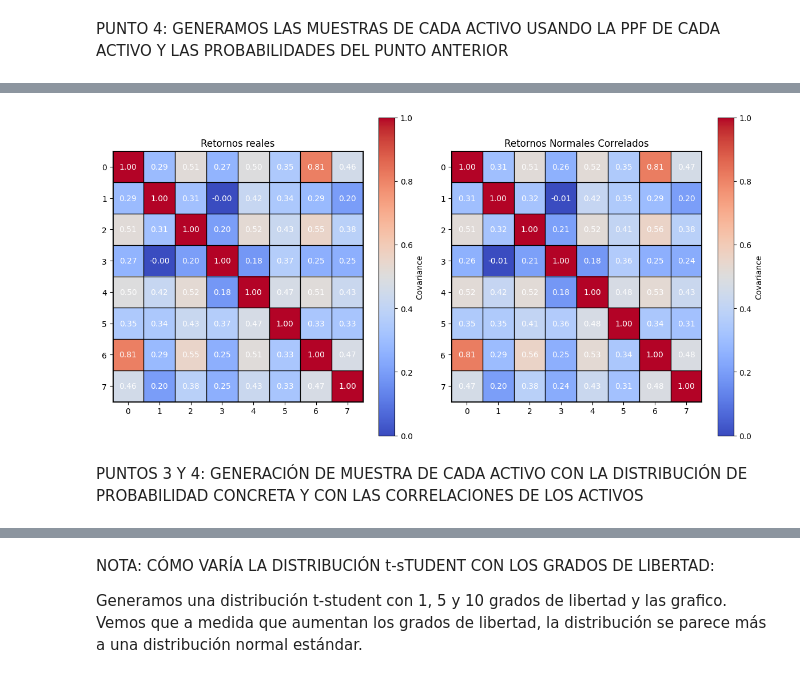
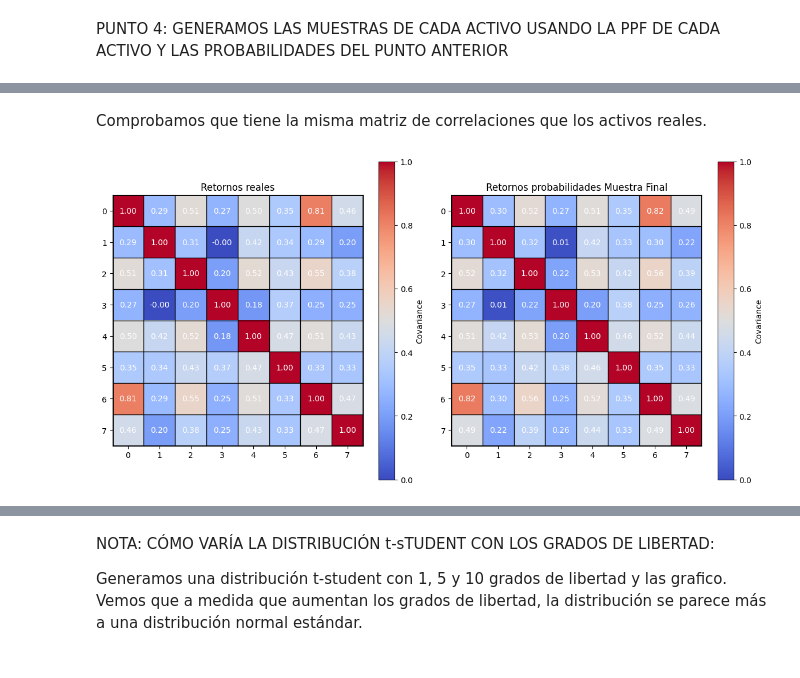
Before and after one commit to alfonso-santos/Portfolio-Optimization, a Jupyter notebook: source/Portfolio Optimization.ipynb, the cells around one changed output, grey strips where cells are left out. Saved outputs shown, nothing was run; the diff lists cells and outputs as text; code cells hidden in the pictures.

```diff
--- a/source/Portfolio Optimization.ipynb
+++ b/source/Portfolio Optimization.ipynb
@@ -456,0 +610,4 @@ for i in range(num_act):
+# %%
+prob_samples = pd.DataFrame()
+for i in range(num_act):
+    prob_samples[i] = stats.norm.cdf(samp_norm[:, i], loc=mu[i], scale=std[i])
@@ -467,5 +639,0 @@ np.std(ret['CMCSA'])
-# %%
-# Get the probability associated to each column
-cdf_sample = np.zeros_like(corr_sample)
-for i in range(n):
-    cdf_sample[:, i] = st.norm.cdf(corr_sample[:, i], loc=mu[i], scale=std[i])
@@ -527,11 +639,0 @@ plt.plot(predicciones)
-# %%
-# Calculate statistics of daily returns
-mu = ret.mean().to_numpy().reshape(-1,1) # mean vector
-cov = ret.cov().to_numpy() # covariance matrix
-corr = ret.corr().to_numpy() # correlation matrix
-skew = ret.skew()
-kurt = ret.kurt()
-
-corr_ret = np.corrcoef(ret, rowvar=False) #Matrix of correlation of the returns
-
-dibuja_covar(corr_ret)
@@ -547,0 +640,14 @@ corr_samp_norm = np.corrcoef(samp_norm, rowvar=False) #Matrix of correlation of
+# %%
+samples_fin = np.zeros((num_datos, num_act))
+
+for i in range(num_act):
+    if distrib_pdf.iloc[i, 0] == 'norm':
+        samples_fin[:, i] = stats.norm.ppf(prob_samples[i], loc=distrib_pdf.iloc[i, 2][0], scale=distrib_pdf.iloc[i, 2][1])
+    elif distrib_pdf.iloc[i, 0] == 't':
+        #samples_fin[:, i] = stats.t.ppf(prob_samples[i], df=distrib_pdf.iloc[i, 2][0], loc=distrib_pdf.iloc[i, 2][1], scale=distrib_pdf.iloc[i, 2][2])
+        samples_fin[:, i] = stats.t.ppf(prob_samples[i], df=10, loc=mu[i], scale=std[i])
+    elif distrib_pdf.iloc[i, 0] == 'laplace':
+        samples_fin[:, i] = stats.laplace.ppf(prob_samples[i], loc=distrib_pdf.iloc[i, 2][0], scale=distrib_pdf.iloc[i, 2][1])
+
+samples_fin_var = np.corrcoef(samples_fin, rowvar=False)
+dibuja_covar(samples_fin_var)
@@ -548,22 +657,22 @@ corr_samp_norm = np.corrcoef(samp_norm, rowvar=False) #Matrix of correlation of
+# %% [markdown]
+Comprobamos que tiene la misma matriz de correlaciones que los activos reales.
 # %%
 # Crea una figura con dos subgráficos en una fila
 fig, axs = plt.subplots(1, 2, figsize=(12, 6))
 
 # Llama a la función dibuja_covar en el primer subgráfico
 dibuja_covar_ax(corr_ret, axs[0])
 axs[0].set_title('Retornos reales')
 
 # Llama a la función dibuja_covar en el segundo subgráfico
-dibuja_covar_ax(corr_samp_norm, axs[1])
-axs[1].set_title('Retornos Normales Correlados')
+dibuja_covar_ax(samples_fin_var, axs[1])
+axs[1].set_title('Retornos probabilidades Muestra Final')
 
 # Ajusta el espacio entre los subgráficos
 plt.tight_layout()
 
 
 # Muestra la gráfica con ambos subgráficos
 plt.show()
 # %% [output]
-[figure, old version]
+[figure, new version]
-# %% [markdown]
-PUNTOS 3 Y 4: GENERACIÓN DE MUESTRA DE CADA ACTIVO CON LA DISTRIBUCIÓN DE PROBABILIDAD CONCRETA Y CON LAS CORRELACIONES DE LOS ACTIVOS
```
Also changed, not shown: parts of 70 cells of this notebook.
